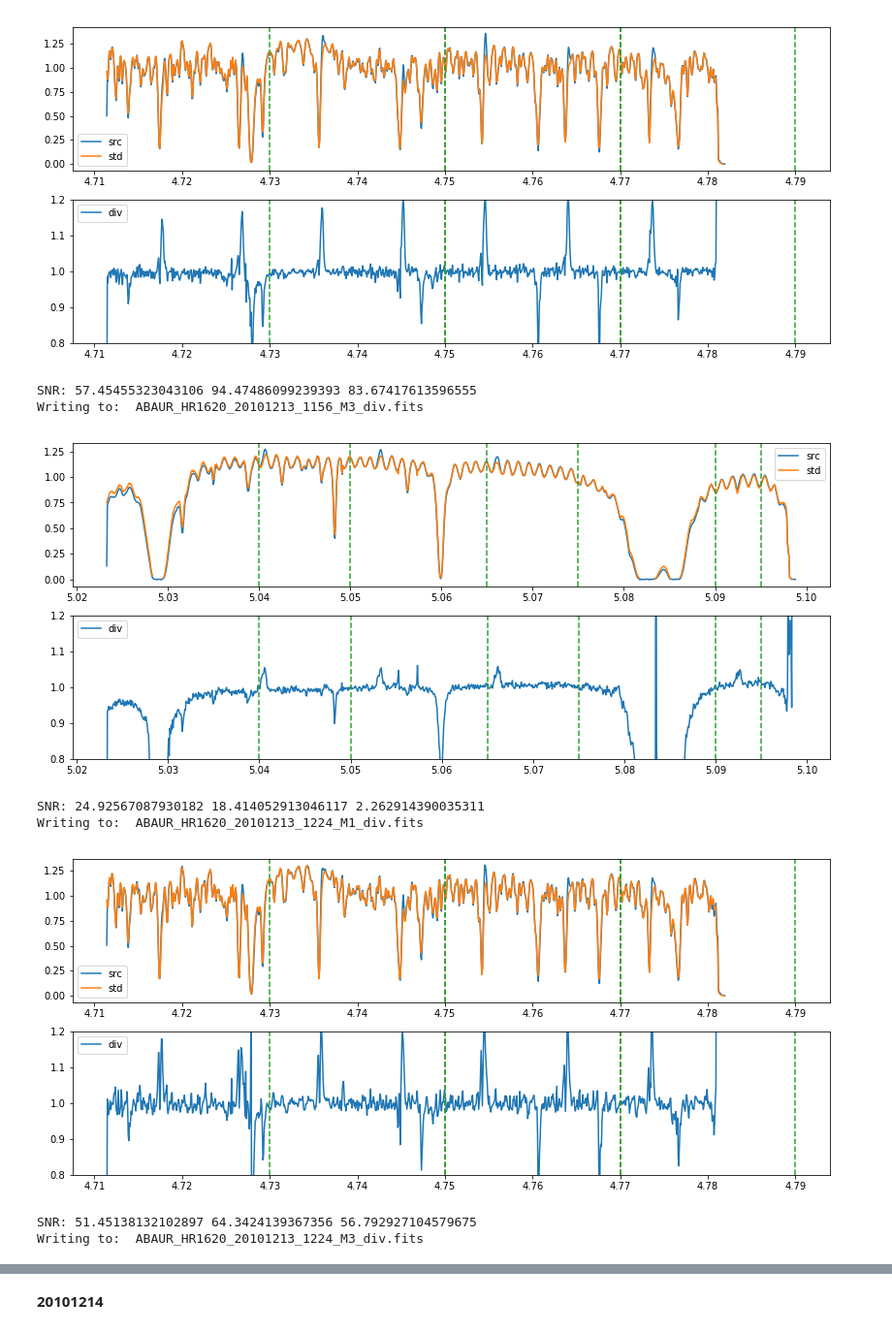
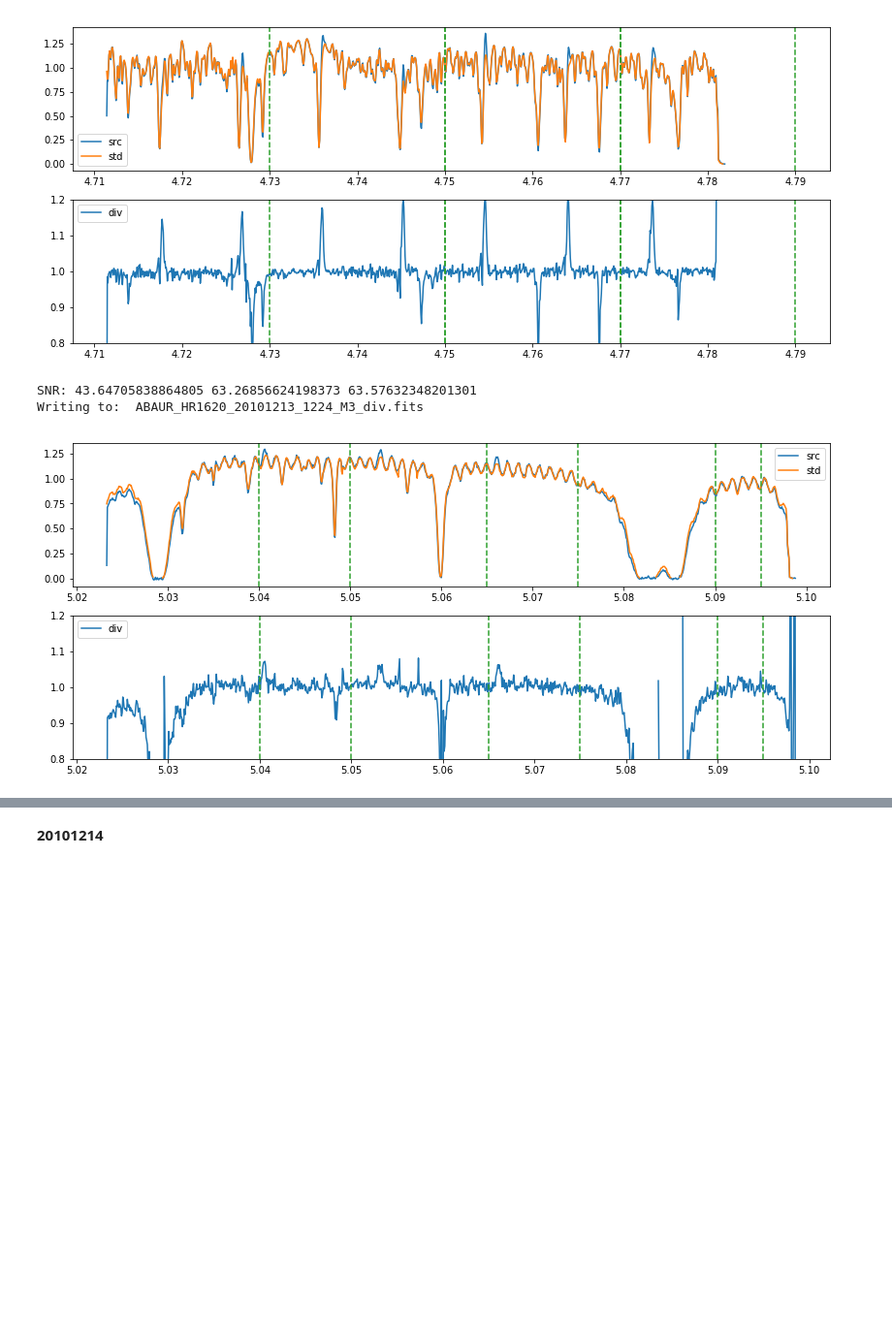
Before and after one commit to hanmars1822/summer_research, a Jupyter notebook: telluric_correction_abaur.ipynb, the cells around one changed output, grey strips where cells are left out. Shown at 97% size. Drawn from its saved outputs; the diff is of its cells as text; code cells hidden in the pictures; blank space fills up the shorter version.

```diff
--- a/telluric_correction_abaur.ipynb
+++ b/telluric_correction_abaur.ipynb
@@ -16,9 +16,9 @@ Populating the interactive namespace from numpy and matplotlib
 # %% [markdown]
 **20101213**
 # %%
-datadir='/Users/hanna/Desktop/URSI/Summer_Research/data/data/'
+datadir='/Users/hanna/Desktop/URSI/data/data/'
 filelist=glob.glob(datadir+'*20101213*.fits')
 for i,file in enumerate(filelist):
     filename=(file.split('/'))[-1]
     hdulist=fits.open(file)
-    print(filename,hdulist[0].header['AIRMASS'],hdulist[0].header['FILNAME'],hdulist[0].header['WAVA_POS'])
+    #print(filename,hdulist[0].header['AIRMASS'],hdulist[0].header['FILNAME'],hdulist[0].header['WAVA_POS'])
@@ -63,21 +34,16 @@ Writing to:  ABAUR_HR1620_20101213_1156_M1_div.fits
 # %%
 srcfile='ABAUR_20101213_1156_spec1d2.fits'
 stdfile='HR1620_20101213_0919_spec1d2.fits'
-out=divspec(datadir, srcfile, stdfile, dtau=0.09, dpix=-0.1, mode='M3')
+#out=divspec(datadir, srcfile, stdfile, dtau=0.09, dpix=-0.1, mode='M3')
 
 srcfile='ABAUR_20101213_1224_spec1d1.fits'
 stdfile='HR1620_20101213_0926_spec1d1.fits'
-out=divspec(datadir, srcfile, stdfile, dtau=0.06, dpix=-0.3, mode='M1')
+#out=divspec(datadir, srcfile, stdfile, dtau=0.15, dpix=-0.3, mode='M1')
 
 srcfile='ABAUR_20101213_1224_spec1d2.fits'
 stdfile='HR1620_20101213_0926_spec1d2.fits'
-out=divspec(datadir, srcfile, stdfile, dtau=0.21, dpix=-0.1, mode='M3')
+out=divspec(datadir, srcfile, stdfile, dtau=0.11, dpix=-0.1, mode='M3')
 # %% [output]
-SNR: 57.45455323043106 94.47486099239393 83.67417613596555
-Writing to:  ABAUR_HR1620_20101213_1156_M3_div.fits
+SNR: 43.64705838864805 63.26856624198373 63.57632348201301
+Writing to:  ABAUR_HR1620_20101213_1224_M3_div.fits
-[figure, old version]
+[figure, new version]
-SNR: 24.92567087930182 18.414052913046117 2.262914390035311
-Writing to:  ABAUR_HR1620_20101213_1224_M1_div.fits
-[figure, removed]
-SNR: 51.45138132102897 64.3424139367356 56.792927104579675
-Writing to:  ABAUR_HR1620_20101213_1224_M3_div.fits
```
Also changed, not shown: parts of 19 cells of this notebook, 2 other files.
